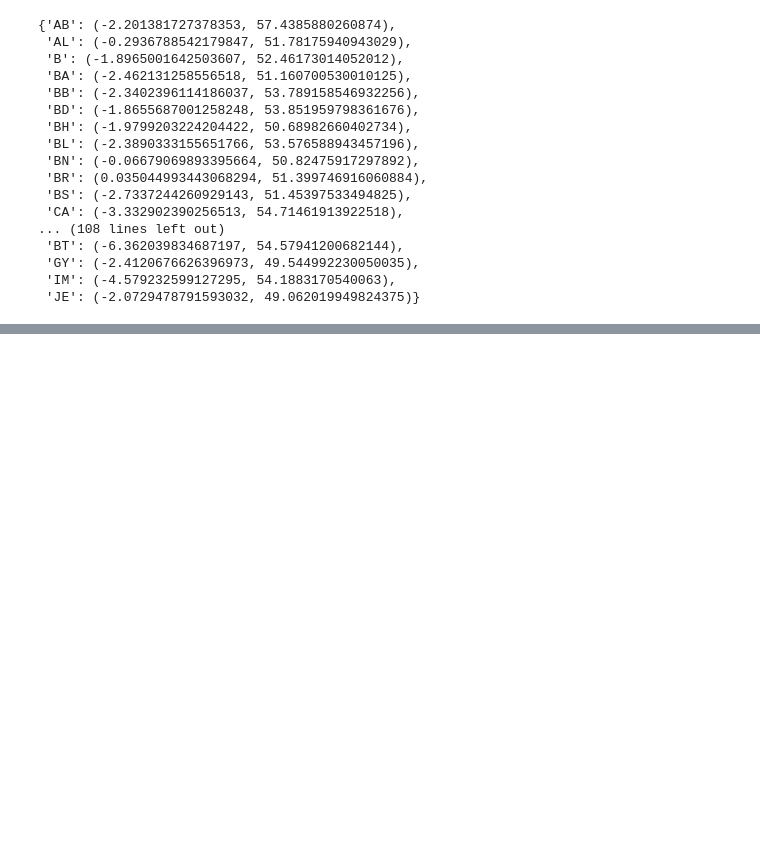
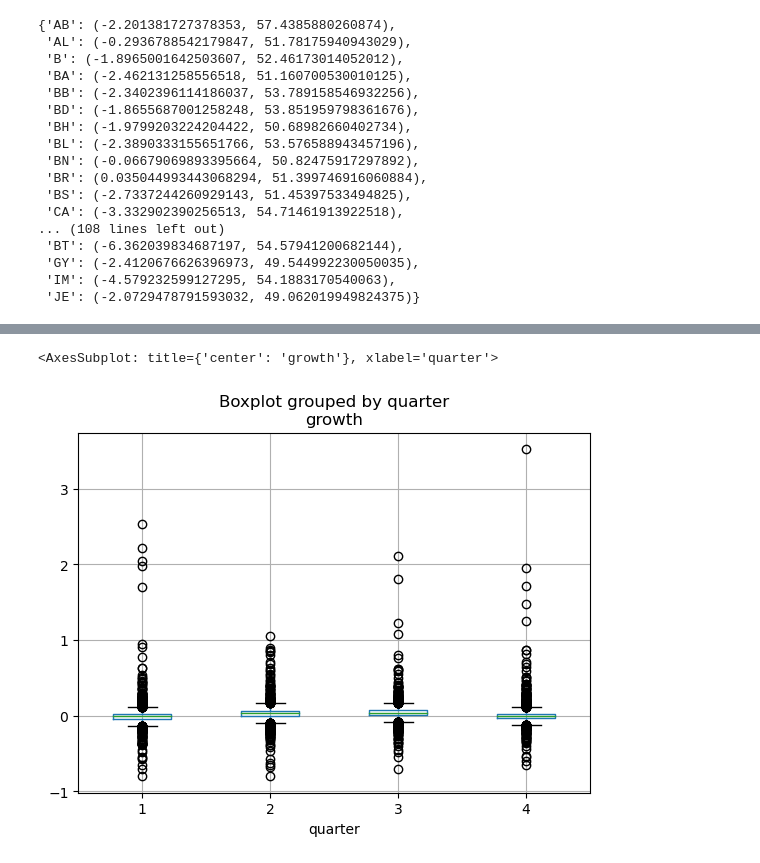
Before and after one commit to Cemlyn/UK-Housing-Market, a Jupyter notebook: Network.ipynb, the cells around one changed output, grey strips where cells are left out. Saved outputs shown, nothing was run; the diff lists cells and outputs as text; code cells hidden in the pictures; blank space fills up the shorter version.

```diff
--- a/Network.ipynb
+++ b/Network.ipynb
@@ -328,0 +321,19 @@ edges = show_graph_with_labels_points(adjanceny_matrix_zeroed.values, adjanceny_
+# %%
+# Very Basic Quarter Dummy Variable Model
+from sklearn.linear_model import LinearRegression
+
+import pandas as pd
+import numpy as np
+from matplotlib import pyplot as pyplot
+import networkx as nx
+import os
+
+adjanceny_matrix = pd.read_csv(os.path.join(os.getcwd(),'./Data/adjacency_matrix_1km.csv'),index_col=0)
+growth_df = pd.read_csv(os.path.join(os.getcwd(),'./Data/quarter_aggs_growth.csv'),parse_dates=['transaction_quarter'])[1:]
+
+# Deleting these postcode areas as they are sparse
+growth_df = growth_df.drop(columns=['DG','LR','SU','UNKN']).dropna()
+print(growth_df.shape)
+postcode_areas = [x for x in growth_df.columns if x not in ['transaction_quarter']]
+growth_df['quarter'] = growth_df['transaction_quarter'].dt.quarter
+growth_df.head()
@@ -328,0 +349,8 @@ edges = show_graph_with_labels_points(adjanceny_matrix_zeroed.values, adjanceny_
+# %%
+from sklearn.linear_model import LinearRegression
+
+growth_df.drop(columns=['transaction_quarter']).set_index('quarter').stack().reset_index(level=1,
+                                            drop=True).to_frame(name='growth').reset_index().boxplot(by='quarter',column='growth')
+# %% [output]
+<AxesSubplot: title={'center': 'growth'}, xlabel='quarter'>
+[figure, added]
```
Also changed, not shown: parts of 36 cells of this notebook, 1 other file.
